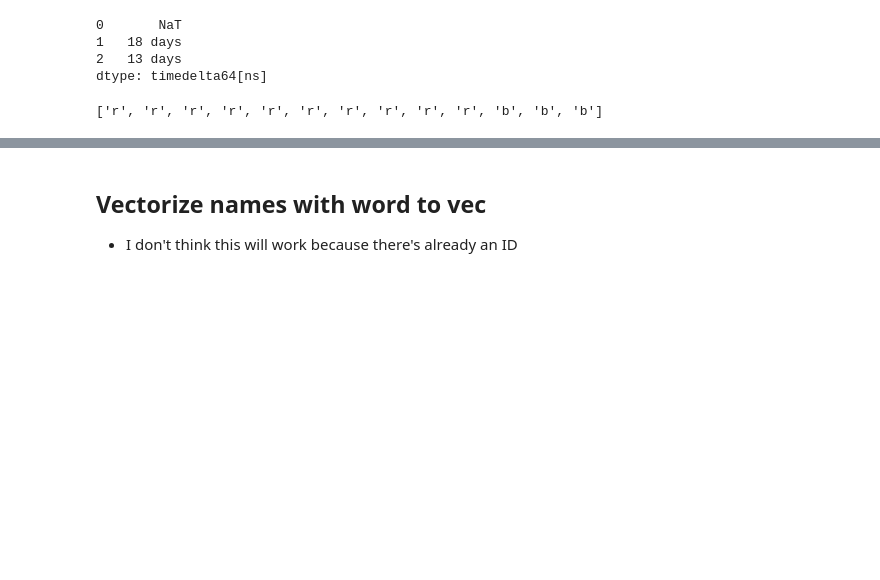
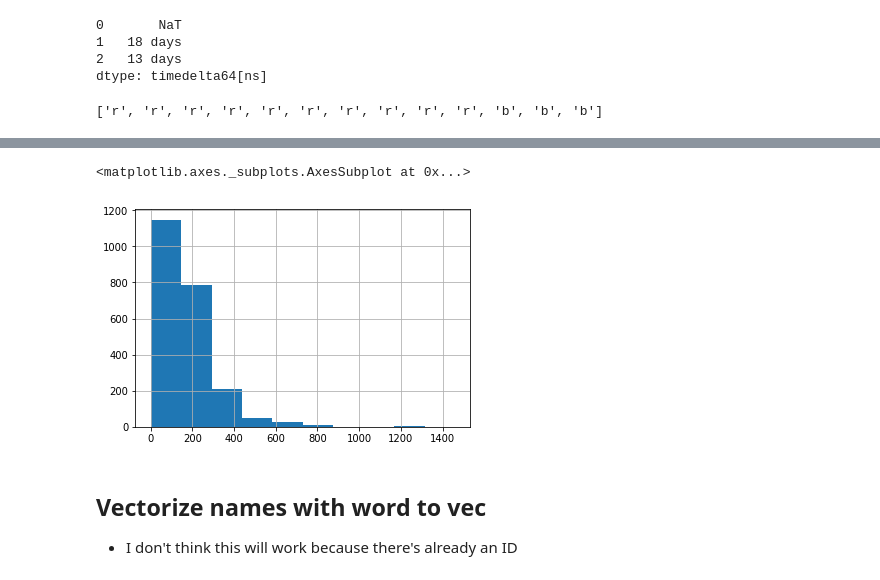
Before and after one commit to PWalis/UFC_DataAnalysis, a Jupyter notebook: Feature_engineering.ipynb, the cells around one changed output, grey strips where cells are left out. Cells and saved outputs as stored; diff of their text form; code cells hidden in the pictures; blank space fills up the shorter version.

```diff
--- a/Feature_engineering.ipynb
+++ b/Feature_engineering.ipynb
@@ -123,3 +192,8 @@ c3
+# %%
+df.R_diff.hist()
+# %% [output]
+<matplotlib.axes._subplots.AxesSubplot at 0x...>
+[figure, added]
 # %% [markdown]
 ## Vectorize names with word to vec
  - I don't think this will work because there's already an ID
```
Also changed, not shown: parts of 15 cells of this notebook, 2 other files.
